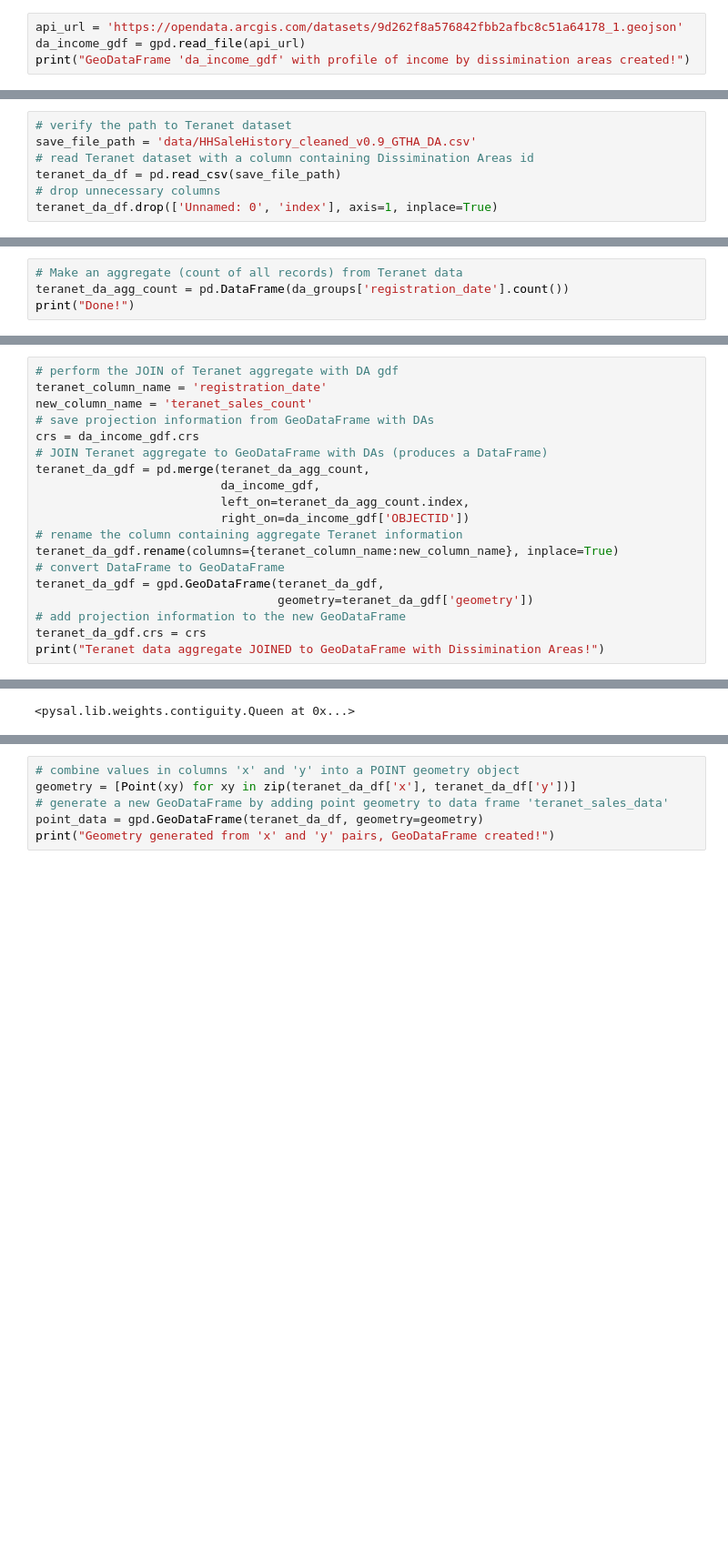
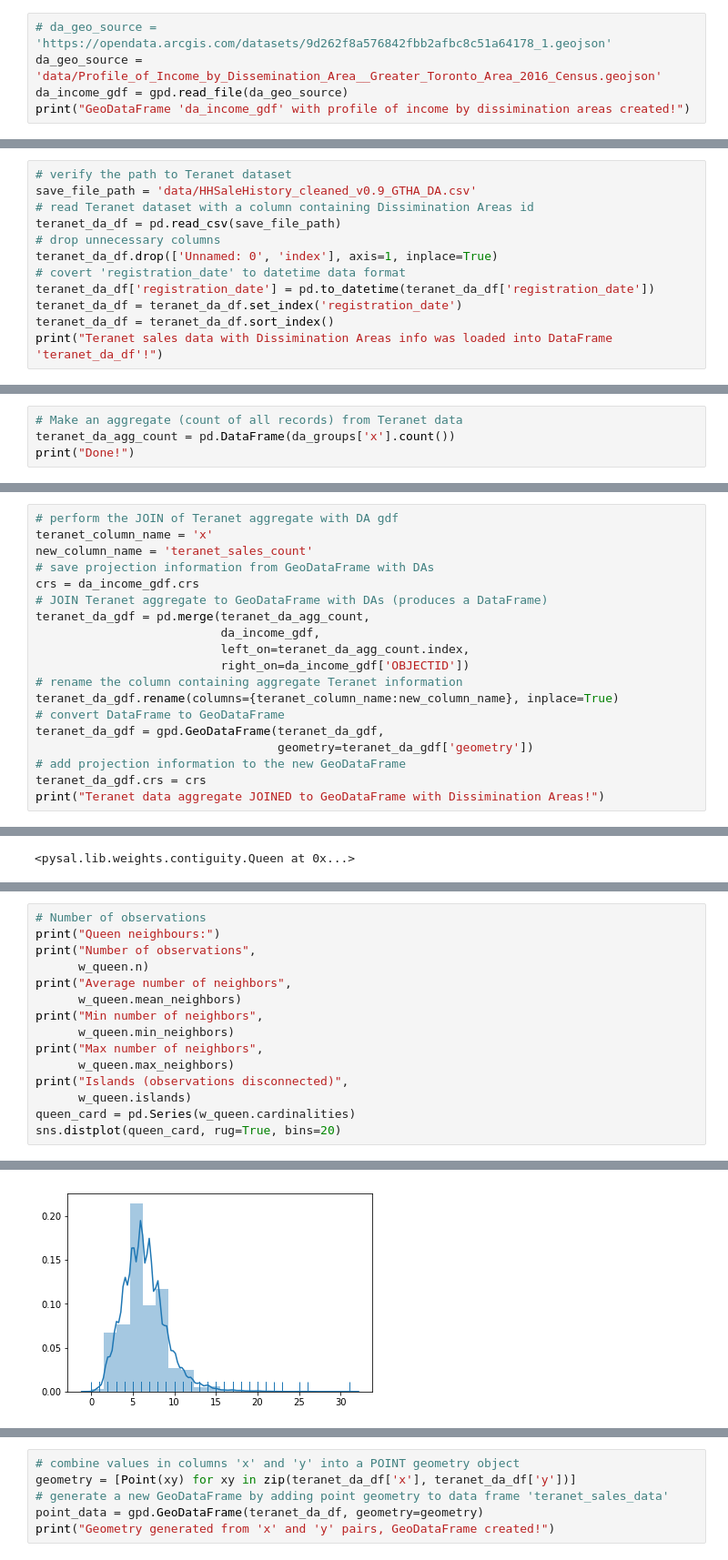
Before and after one commit to stepan-o/geo, a Jupyter notebook: new_workflow.ipynb, the cells around one changed output, grey strips where cells are left out. Shown at 91% size. Cells and saved outputs as stored; diff of their text form; blank space fills up the shorter version.

```diff
--- a/new_workflow.ipynb
+++ b/new_workflow.ipynb
@@ -34,8 +36,9 @@ os.listdir()
 from my_functions_geo import column_kde
 from my_functions_geo import series_choropleth
 # %%
-api_url = 'https://opendata.arcgis.com/datasets/9d262f8a576842fbb2afbc8c51a64178_1.geojson'
-da_income_gdf = gpd.read_file(api_url)
+# da_geo_source = 'https://opendata.arcgis.com/datasets/9d262f8a576842fbb2afbc8c51a64178_1.geojson'
+da_geo_source = 'data/Profile_of_Income_by_Dissemination_Area__Greater_Toronto_Area_2016_Census.geojson'
+da_income_gdf = gpd.read_file(da_geo_source)
 print("GeoDataFrame 'da_income_gdf' with profile of income by dissimination areas created!")
 # %% [output]
 GeoDataFrame 'da_income_gdf' with profile of income by dissimination areas created!
@@ -50,3 +53,8 @@ save_file_path = 'data/HHSaleHistory_cleaned_v0.9_GTHA_DA.csv'
 teranet_da_df = pd.read_csv(save_file_path)
 # drop unnecessary columns
 teranet_da_df.drop(['Unnamed: 0', 'index'], axis=1, inplace=True)
+# covert 'registration_date' to datetime data format
+teranet_da_df['registration_date'] = pd.to_datetime(teranet_da_df['registration_date'])
+teranet_da_df = teranet_da_df.set_index('registration_date')
+teranet_da_df = teranet_da_df.sort_index()
+print("Teranet sales data with Dissimination Areas info was loaded into DataFrame 'teranet_da_df'!")
@@ -61,7 +65,7 @@ Teranet sales data with Dissimination Areas info was loaded into DataFrame 'tera
 da_groups = teranet_da_df.groupby(by='da_id')
 # %%
 # Make an aggregate (count of all records) from Teranet data
-teranet_da_agg_count = pd.DataFrame(da_groups['registration_date'].count())
+teranet_da_agg_count = pd.DataFrame(da_groups['x'].count())
 print("Done!")
 # %% [output]
 Done!
@@ -97,7 +101,7 @@ da_income_gdf[['OBJECTID']].sort_values(by='OBJECTID')
 9182 rows × 1 columns
 # %%
 # perform the JOIN of Teranet aggregate with DA gdf
-teranet_column_name = 'registration_date'
+teranet_column_name = 'x'
 new_column_name = 'teranet_sales_count'
 # save projection information from GeoDataFrame with DAs
 crs = da_income_gdf.crs
@@ -170,0 +154,16 @@ w_queen.islands
+# %%
+# Number of observations
+print("Queen neighbours:")
+print("Number of observations",
+      w_queen.n)
+print("Average number of neighbors",
+      w_queen.mean_neighbors)
+print("Min number of neighbors",
+      w_queen.min_neighbors)
+print("Max number of neighbors",
+      w_queen.max_neighbors)
+print("Islands (observations disconnected)",
+      w_queen.islands)
+queen_card = pd.Series(w_queen.cardinalities)
+sns.distplot(queen_card, rug=True, bins=20)
+# %% [output]
@@ -171,3 +177,4 @@ w_queen.islands
+[figure, added]
 # %%
 focus_da_id = 0
 # Setup figure
```
Also changed, not shown: parts of 53 cells of this notebook.
